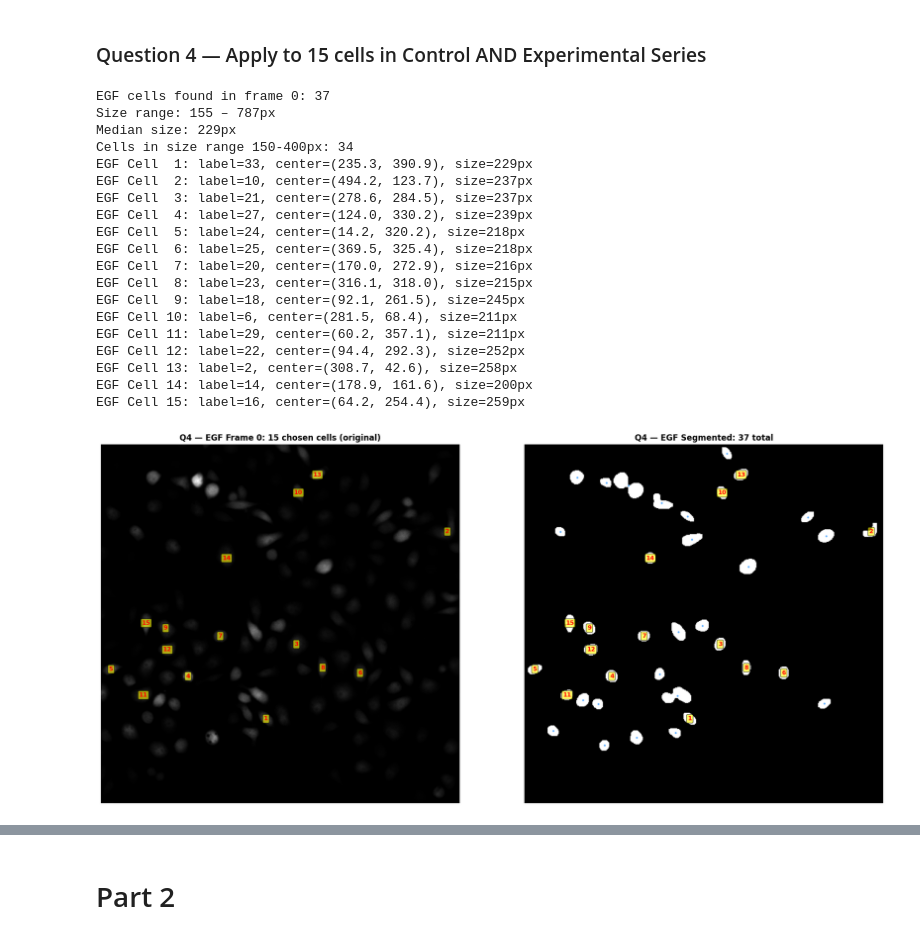
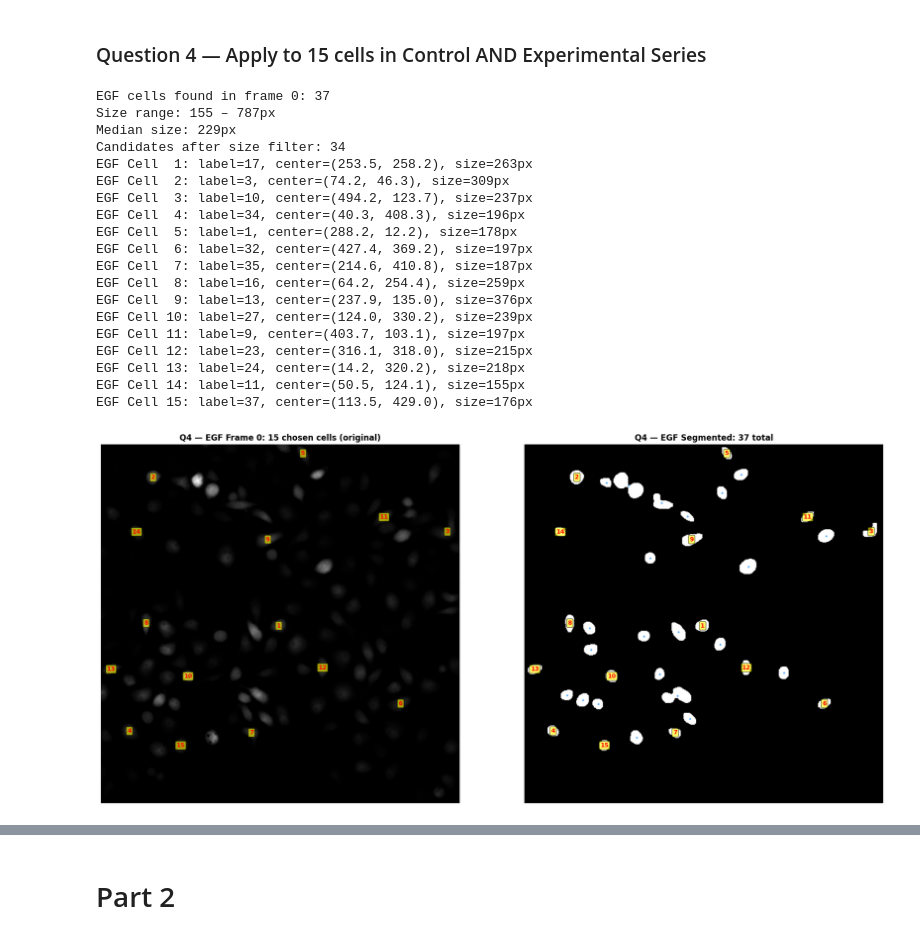
Before and after one commit to sheylle1/ImageAnalysis_Assignments, a Jupyter notebook: Assignment4/Assignment4_2.ipynb, the cells around one changed output, grey strips where cells are left out. Cells and saved outputs as stored; diff of their text form; code cells hidden in the pictures.

```diff
--- a/Assignment4/Assignment4_2.ipynb
+++ b/Assignment4/Assignment4_2.ipynb
@@ -312,7 +318,7 @@ We visually confirm that:
  This acts as a ground truth check — we know which cell we started with in frame 0
  and verify the algorithm follows it correctly through the sequence.
 # %%
-VALIDATE = [1, 2, 3, 4, 5]
+VALIDATE = [1, 3, 6, 12, 15]
 CHECK_FRAMES = [0, 6, 12, 18, 24, 29]
 ZOOM = 60  # pixels around the cell center to show
 
@@ -357,7 +363,7 @@ for row, cn in enumerate(VALIDATE):
         # Start position marker
         sx, sy = ctrl_traces[cn][0]
         if x0 <= sx <= x1 and y0 <= sy <= y1:
-            axes[row, col].plot(sx - x0, sy - y0, 'g^', markersize=6)
+            axes[row, col].plot(sx - x0, sy - y0, 'y^', markersize=8)
 
         if row == 0:
             axes[row, col].set_title(f'Frame {f}', fontsize=9)
@@ -384,18 +390,28 @@ sizes_e = sorted([c['size'] for c in cells_frame0e], reverse=True)
 print(f'Size range: {min(sizes_e):.0f} – {max(sizes_e):.0f}px')
 print(f'Median size: {np.median(sizes_e):.0f}px')
 
-# Same size filter as control — exclude merged (too big) and debris (too small)
 SIZE_MIN = 150
 SIZE_MAX = 400
 
-cells_filtered_e = [c for c in cells_frame0e
-                    if SIZE_MIN <= c['size'] <= SIZE_MAX]
-print(f'Cells in size range {SIZE_MIN}-{SIZE_MAX}px: {len(cells_filtered_e)}')
+candidates_e = [c for c in cells_frame0e if SIZE_MIN <= c['size'] <= SIZE_MAX]
+print(f'Candidates after size filter: {len(candidates_e)}')
 
-# Pick 15 closest to median size
-median_size_e = np.median([c['size'] for c in cells_frame0e])
-cells_filtered_e_sorted = sorted(cells_filtered_e, key=lambda c: abs(c['size'] - median_size_e))
-chosen_e = cells_filtered_e_sorted[:15]
+positions_e = np.array([[c['cx'], c['cy']] for c in candidates_e])
+
+# Seed: cell closest to image centre
+img_cx_e, img_cy_e = arr0e.shape[1] / 2, arr0e.shape[0] / 2
+dists_to_centre_e = np.sqrt((positions_e[:, 0] - img_cx_e)**2 + (positions_e[:, 1] - img_cy_e)**2)
+chosen_idx_e = [int(np.argmin(dists_to_centre_e))]
+
+while len(chosen_idx_e) < min(15, len(candidates_e)):
+    chosen_pos_e  = positions_e[chosen_idx_e]
+    remaining_e   = [i for i in range(len(candidates_e)) if i not in chosen_idx_e]
+    min_dists_e   = np.array([ np.min(np.sqrt(((chosen_pos_e - positions_e[i]) ** 2).sum(axis=1)))
+        for i in remaining_e
+    ])
+    chosen_idx_e.append(remaining_e[int(np.argmax(min_dists_e))])
+
+chosen_e = [candidates_e[i] for i in chosen_idx_e]
 
 chosen_cells_e = {}
 for cn, c in enumerate(chosen_e, start=1):
@@ -403,57 +419,54 @@ for cn, c in enumerate(chosen_e, start=1):
         'label_id': c['id'],
         'cx': c['cx'],
         'cy': c['cy'],
-        'size':  c['size'],
+        'size': c['size'],
     }
-    print(f'EGF Cell {cn:2d}: label={c["id"]}, '
-          f'center=({c["cx"]:.1f}, {c["cy"]:.1f}), '
-          f'size={c["size"]:.0f}px')
+    print(f'EGF Cell {cn:2d}: label={c["id"]}, ' f'center=({c["cx"]:.1f}, {c["cy"]:.1f}), 'f'size={c["size"]:.0f}px')
 
 fig, axes = plt.subplots(1, 2, figsize=(18, 8))
 
 axes[0].imshow(stretch(arr0e), cmap='gray')
 axes[0].set_title('Q4 — EGF Frame 0: 15 chosen cells (original)', fontweight='bold')
 axes[0].axis('off')
 for cn, info in chosen_cells_e.items():
-    axes[0].text(info['cx'], info['cy'], str(cn), color='red', fontsize=9, fontweight='bold',
-                 ha='center', va='center', bbox=dict(boxstyle='round,pad=0.2', fc='yellow', alpha=0.6))
+    axes[0].text(info['cx'], info['cy'], str(cn), color='red', fontsize=9, fontweight='bold', ha='center', va='center', bbox=dict(boxstyle='round,pad=0.2', fc='yellow', alpha=0.6))
 
 axes[1].imshow(np.array(labeled0e) > 0, cmap='gray')
 axes[1].set_title(f'Q4 — EGF Segmented: {len(cells_frame0e)} total', fontweight='bold')
 axes[1].axis('off')
 
 for c in cells_frame0e:
     is_chosen = any(info['label_id'] == c['id'] for info in chosen_cells_e.values())
     if is_chosen:
         cn_label = str(next(cn for cn, info in chosen_cells_e.items()
                             if info['label_id'] == c['id']))
         axes[1].text(c['cx'], c['cy'], cn_label, color='red', fontsize=9, fontweight='bold', ha='center', va='center', bbox=dict(boxstyle='round,pad=0.2', fc='yellow', alpha=0.6))
     else:
         axes[1].plot(c['cx'], c['cy'], '.', color='dodgerblue', markersize=4, alpha=0.6)
 
 plt.tight_layout()
 plt.show()
 # %% [output]
 EGF cells found in frame 0: 37
 Size range: 155 – 787px
 Median size: 229px
-Cells in size range 150-400px: 34
-EGF Cell  1: label=33, center=(235.3, 390.9), size=229px
-EGF Cell  2: label=10, center=(494.2, 123.7), size=237px
-EGF Cell  3: label=21, center=(278.6, 284.5), size=237px
-EGF Cell  4: label=27, center=(124.0, 330.2), size=239px
-EGF Cell  5: label=24, center=(14.2, 320.2), size=218px
-EGF Cell  6: label=25, center=(369.5, 325.4), size=218px
-EGF Cell  7: label=20, center=(170.0, 272.9), size=216px
-EGF Cell  8: label=23, center=(316.1, 318.0), size=215px
-EGF Cell  9: label=18, center=(92.1, 261.5), size=245px
-EGF Cell 10: label=6, center=(281.5, 68.4), size=211px
-EGF Cell 11: label=29, center=(60.2, 357.1), size=211px
-EGF Cell 12: label=22, center=(94.4, 292.3), size=252px
-EGF Cell 13: label=2, center=(308.7, 42.6), size=258px
-EGF Cell 14: label=14, center=(178.9, 161.6), size=200px
-EGF Cell 15: label=16, center=(64.2, 254.4), size=259px
+Candidates after size filter: 34
+EGF Cell  1: label=17, center=(253.5, 258.2), size=263px
+EGF Cell  2: label=3, center=(74.2, 46.3), size=309px
+EGF Cell  3: label=10, center=(494.2, 123.7), size=237px
+EGF Cell  4: label=34, center=(40.3, 408.3), size=196px
+EGF Cell  5: label=1, center=(288.2, 12.2), size=178px
+EGF Cell  6: label=32, center=(427.4, 369.2), size=197px
+EGF Cell  7: label=35, center=(214.6, 410.8), size=187px
+EGF Cell  8: label=16, center=(64.2, 254.4), size=259px
+EGF Cell  9: label=13, center=(237.9, 135.0), size=376px
+EGF Cell 10: label=27, center=(124.0, 330.2), size=239px
+EGF Cell 11: label=9, center=(403.7, 103.1), size=197px
+EGF Cell 12: label=23, center=(316.1, 318.0), size=215px
+EGF Cell 13: label=24, center=(14.2, 320.2), size=218px
+EGF Cell 14: label=11, center=(50.5, 124.1), size=155px
+EGF Cell 15: label=37, center=(113.5, 429.0), size=176px
-[figure, old version]
+[figure, new version]
 # %%
 print('Tracking Experimental (+EGF) Series (frames 0-29)')
 egf_traces = track_all_frames(chosen_cells_e, 'MTLn3+EGF{:04d}.tif')
```
Also changed, not shown: parts of 8 cells of this notebook.
